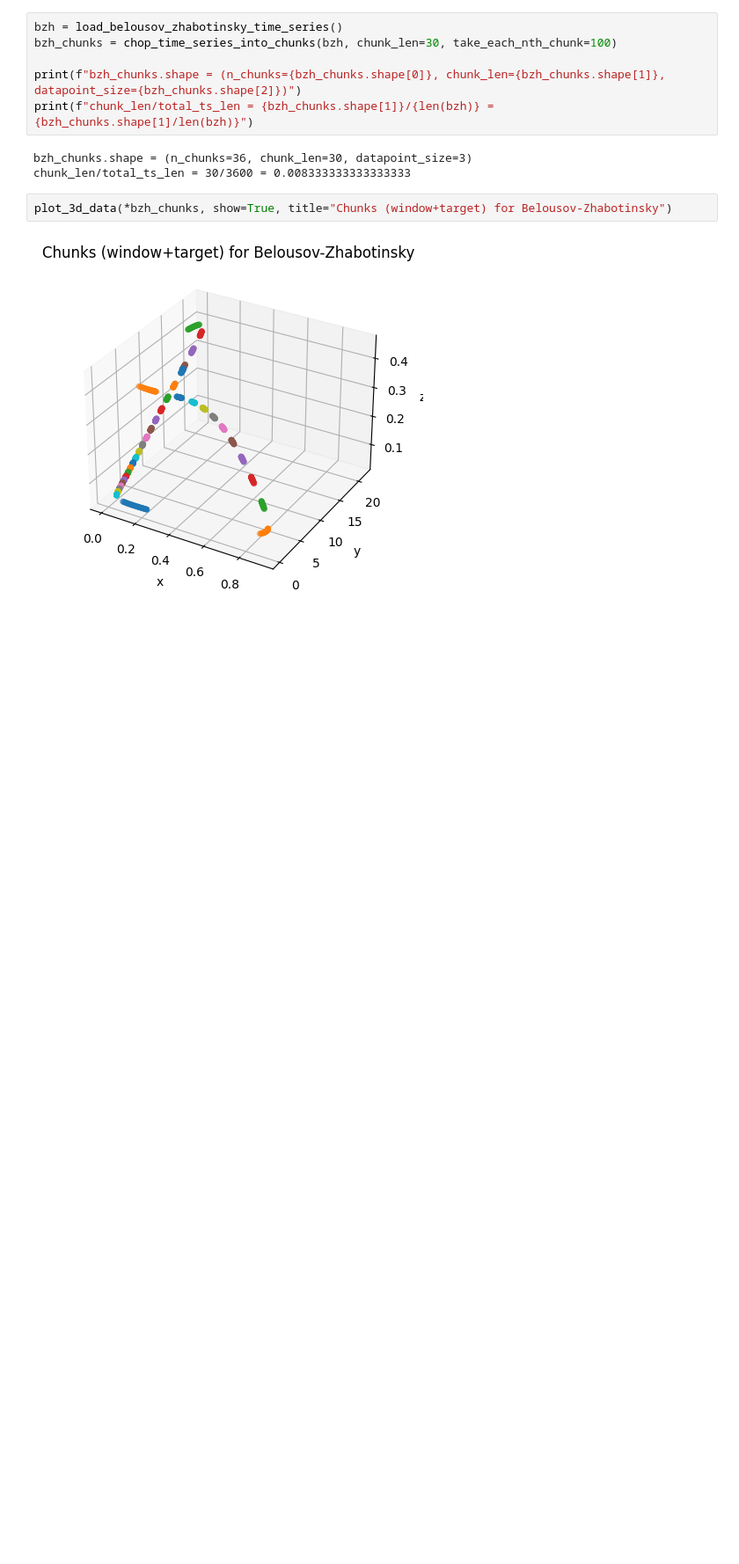
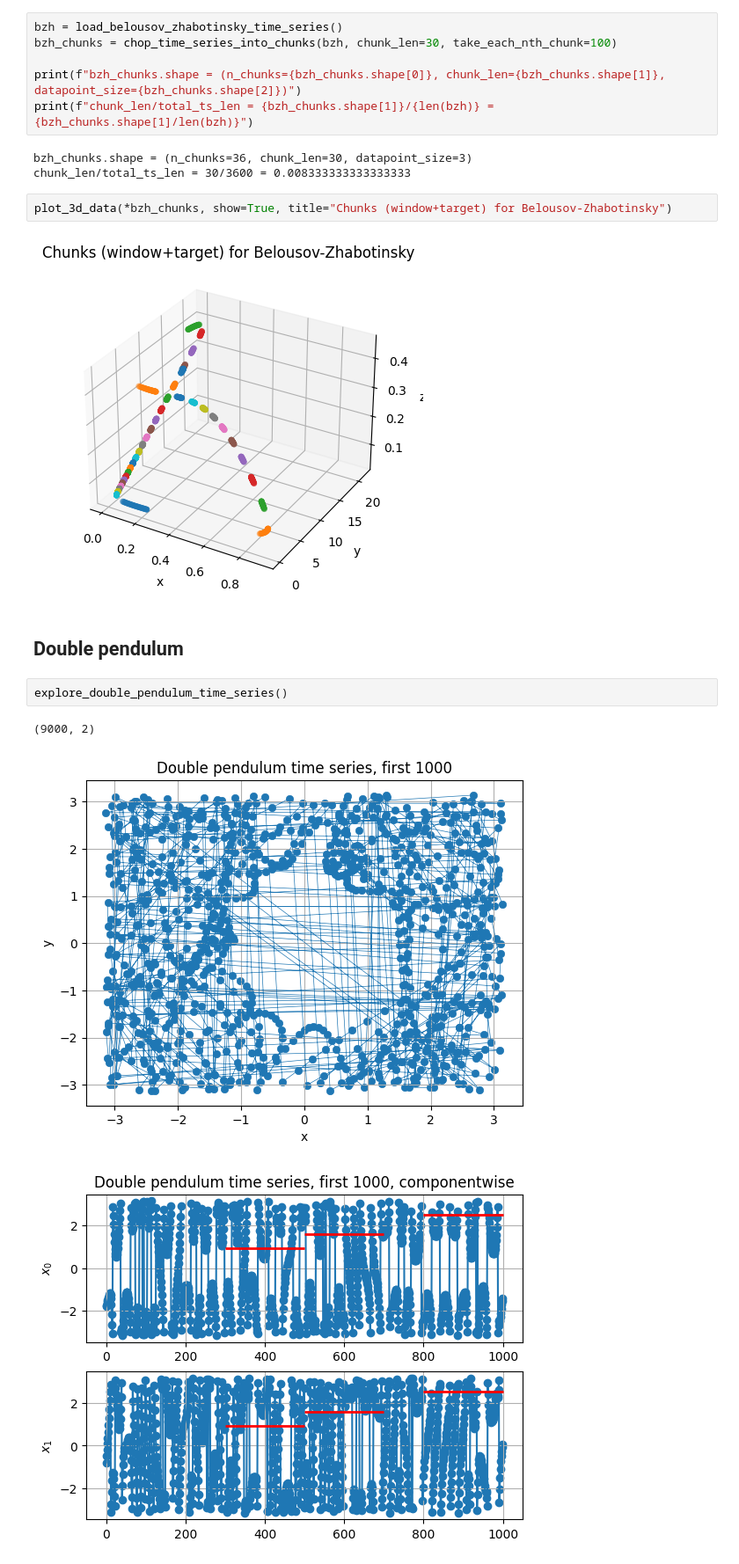
Before and after one commit to mathymess/reversibility-of-processes, a Jupyter notebook: dataset_review.ipynb, the cells around one changed output. Shown at 88% size. Saved outputs shown, nothing was run; the diff lists cells and outputs as text; blank space fills up the shorter version.

Commit message:
Add double pendulum time series

```diff
--- a/dataset_review.ipynb
+++ b/dataset_review.ipynb
@@ -115,3 +117,11 @@ chunk_len/total_ts_len = 30/3600 = 0.008333333333333333
 plot_3d_data(*bzh_chunks, show=True, title="Chunks (window+target) for Belousov-Zhabotinsky")
 # %% [output]
 [figure]
+# %% [markdown]
+## Double pendulum
+# %%
+explore_double_pendulum_time_series()
+# %% [output]
+(9000, 2)
+[figure, added]
+[figure, added]
```
Also changed, not shown: parts of 3 cells of this notebook, 3 other files.
